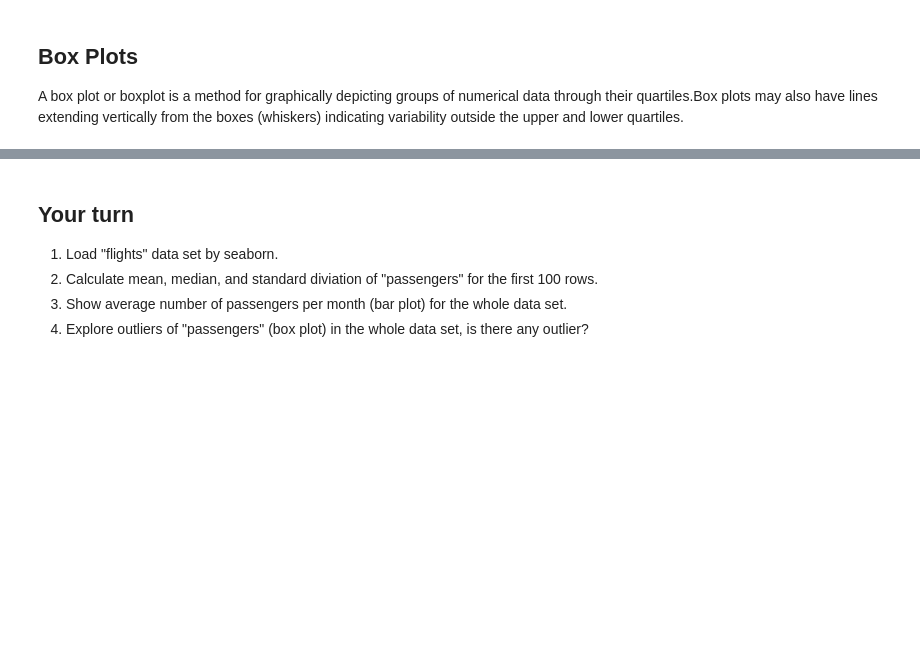
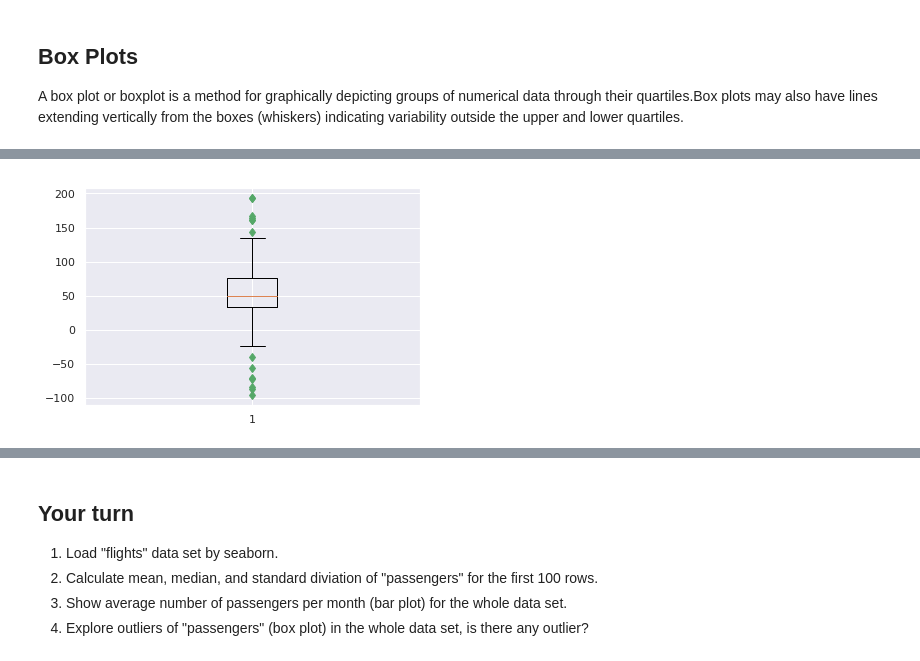
Before and after one commit to mrsonuk/university, a Jupyter notebook: data_science/uebung/02/Data Visualization_Decision Trees-Instruction.ipynb, the cells around one changed output, grey strips where cells are left out. Drawn from its saved outputs; the diff is of its cells as text; code cells hidden in the pictures; blank space fills up the shorter version.

```diff
--- a/data_science/uebung/02/Data Visualization_Decision Trees-Instruction.ipynb
+++ b/data_science/uebung/02/Data Visualization_Decision Trees-Instruction.ipynb
@@ -136,5 +205,8 @@ plt.boxplot(data, 1)
 # %%
 #Color and shape of outliers
-plt.boxplot(data, 0, 'gd')
+plt.boxplot(data, notch=False, sym='gd')
+plt.show()
+# %% [output]
+[figure, added]
 # %%
 #Change the orientation (vertical, horizontal)
```
Also changed, not shown: parts of 25 cells of this notebook.
